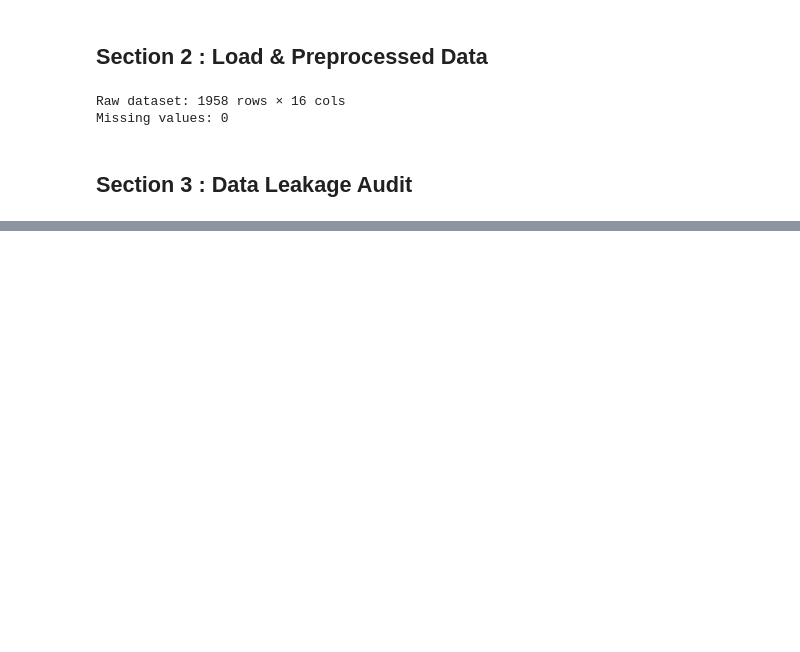
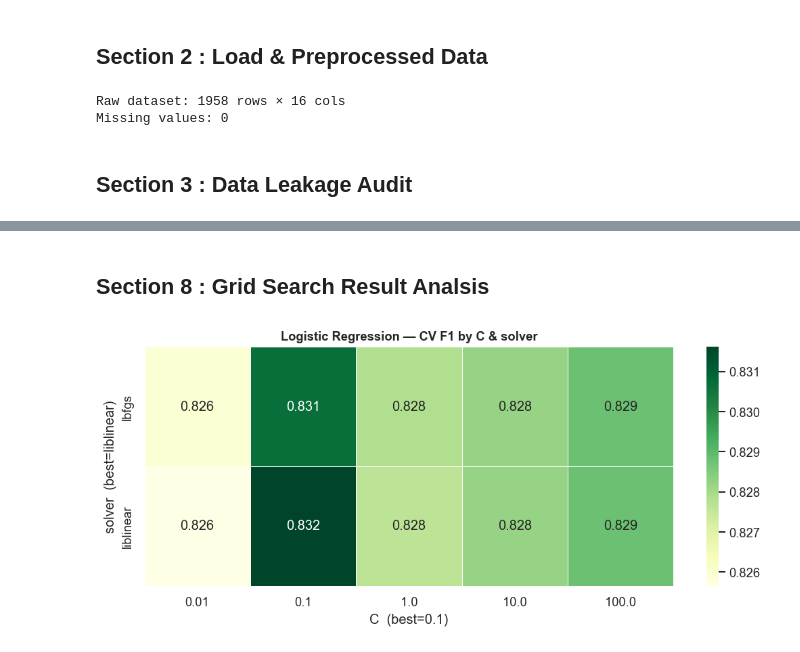
Before and after one commit to afeefanver/Osteoporosis-Risk-Prediction, a Jupyter notebook: Model Train(Oesto_V2).ipynb, the cells around one changed output, grey strips where cells are left out. Drawn from its saved outputs; the diff is of its cells as text; code cells hidden in the pictures; blank space fills up the shorter version.

```diff
--- a/Model Train(Oesto_V2).ipynb
+++ b/Model Train(Oesto_V2).ipynb
@@ -111,0 +155,4 @@ Missing values: 0
+# %%
+# Separate target BEFORE encoding
+X_raw = df_raw.drop(columns=['Osteoporosis'])
+y_raw = df_raw['Osteoporosis'].astype(int)
@@ -111,0 +253,2 @@ Missing values: 0
+# %%
+cv = StratifiedKFold(n_splits=5, shuffle=True, random_state=RANDOM_STATE)
@@ -111,0 +350,24 @@ Missing values: 0
+# %%
+trained_models = {}
+grid_objects   = {}
+
+for name, cfg in models_config.items():
+    print(f'\n GridSearchCV → {name}')
+    X_tr = X_train_scaled if name in SCALED else X_train_fe.values
+    X_ts = X_test_scaled  if name in SCALED else X_test_fe.values
+
+    grid = GridSearchCV(cfg['estimator'], cfg['params'],
+                        cv=cv, scoring='f1', n_jobs=-1, return_train_score=True)
+    grid.fit(X_tr, y_train)
+
+    trained_models[name] = {
+        'model':     grid.best_estimator_,
+        'cv_f1':     grid.best_score_,
+        'best_params': grid.best_params_
+    }
+    grid_objects[name] = grid
+
+    print(f'   Best CV F1:    {grid.best_score_:.4f}')
+    print(f'   Best Params:   {grid.best_params_}')
+
+print('\n All models trained.')
@@ -111,0 +392,18 @@ Missing values: 0
+# %% [markdown]
+## Section 8 : Grid Search Result Analsis
+# %%
+#  Logistic Regression: C vs solver
+fig, ax = plt.subplots(figsize=(9, 4))
+plot_gridsearch_heatmap(
+    grid_objects['Logistic Regression'].cv_results_,
+    param_x='C', param_y='solver',
+    title='Logistic Regression — CV F1 by C & solver', ax=ax
+    )
+best = trained_models['Logistic Regression']['best_params']
+ax.set_xlabel(f'C  (best={best['C']})')
+ax.set_ylabel(f'solver  (best={best['solver']})')
+plt.savefig('plot/16_LR.png', bbox_inches='tight')
+plt.tight_layout()
+plt.show()
+# %% [output]
+[figure, added]
```
Also changed, not shown: parts of 20 cells of this notebook.
